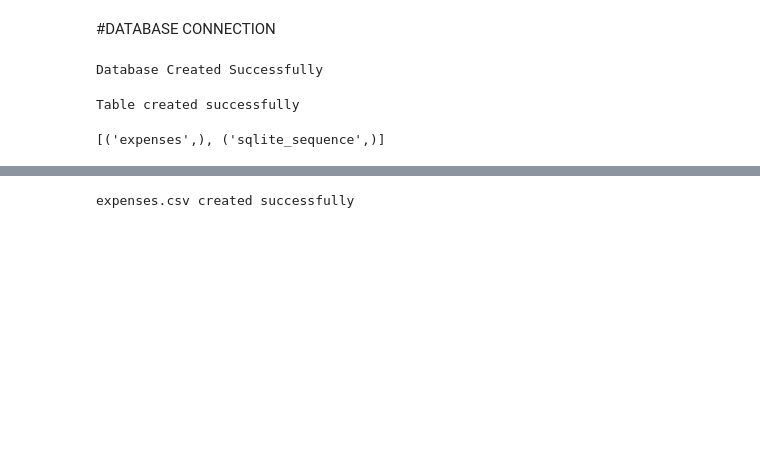
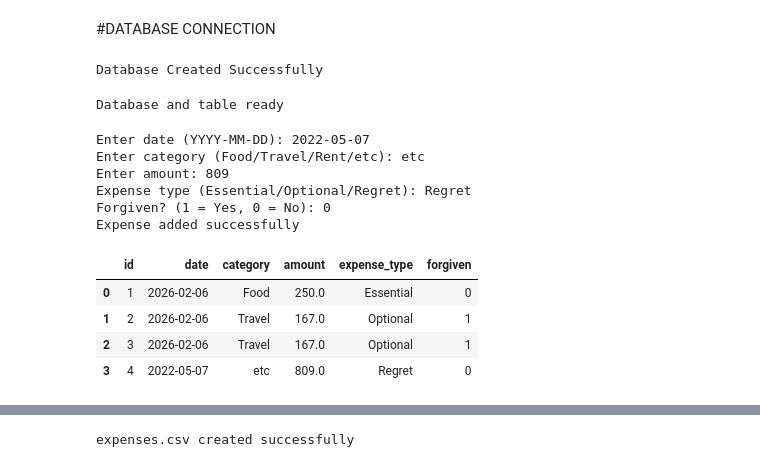
Before and after one commit to aummeherofficial/Smart-Expense-Tracker, a Jupyter notebook: Smart_Expense_Tracker.ipynb, the cells around one changed output, grey strips where cells are left out. Cells and saved outputs as stored; diff of their text form; code cells hidden in the pictures; blank space fills up the shorter version.

```diff
--- a/Smart_Expense_Tracker.ipynb
+++ b/Smart_Expense_Tracker.ipynb
@@ -13,6 +13,9 @@ print('Database Created Successfully')
 # %% [output]
 Database Created Successfully
 # %%
+conn = sqlite3.connect("expense_tracker.db")
+cursor = conn.cursor()
+
 cursor.execute("""
 CREATE TABLE IF NOT EXISTS expenses (
     id INTEGER PRIMARY KEY AUTOINCREMENT,
@@ -25,11 +28,8 @@ CREATE TABLE IF NOT EXISTS expenses (
 """)
 
 conn.commit()
-print("Table created successfully")
+conn.close()
+
+print("Database and table ready")
 # %% [output]
-Table created successfully
+Database and table ready
-# %%
-cursor.execute(" select name from sqlite_master where type = 'table' ")
-print(cursor.fetchall())
-# %% [output]
-[('expenses',), ('sqlite_sequence',)]
@@ -35,0 +59,22 @@ print(cursor.fetchall())
+# %%
+expense_data = add_expense()
+insert_expense(expense_data)
+# %% [output]
+Enter date (YYYY-MM-DD): 2022-05-07
+Enter category (Food/Travel/Rent/etc): etc
+Enter amount: 809
+Expense type (Essential/Optional/Regret): Regret
+Forgiven? (1 = Yes, 0 = No): 0
+Expense added successfully
+# %%
+conn = sqlite3.connect("expense_tracker.db")
+df = pd.read_sql_query("SELECT * FROM expenses", conn)
+conn.close()
+
+df
+# %% [output]
+|  | id | date | category | amount | expense_type | forgiven |
+| 0 | 1 | 2026-02-06 | Food | 250.0 | Essential | 0 |
+| 1 | 2 | 2026-02-06 | Travel | 167.0 | Optional | 1 |
+| 2 | 3 | 2026-02-06 | Travel | 167.0 | Optional | 1 |
+| 3 | 4 | 2022-05-07 | etc | 809.0 | Regret | 0 |
```
Also changed, not shown: parts of 19 cells of this notebook, 1 other file.
